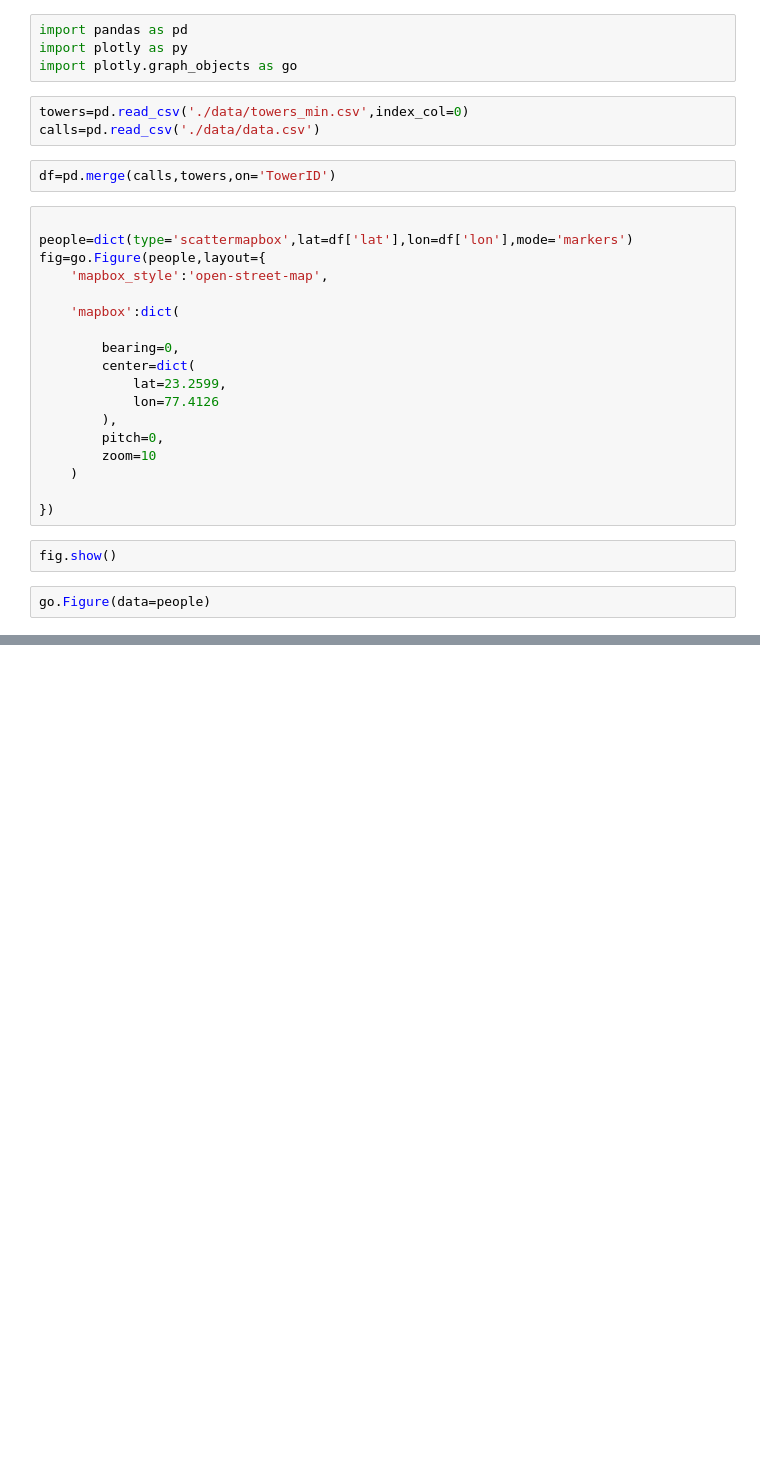
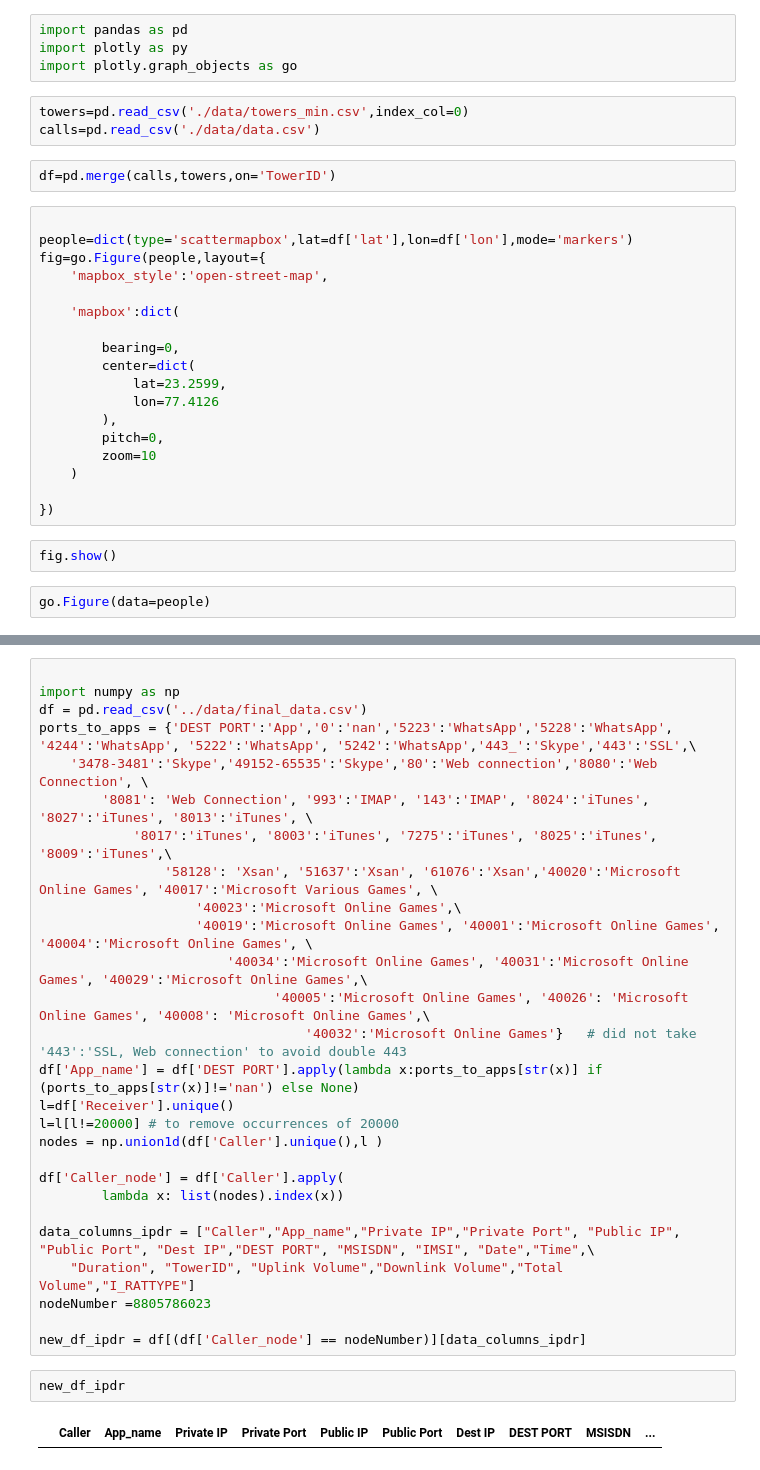
Before and after one commit to kousikr26/rk312_konigsberg, a Jupyter notebook: Notebooks/geographicalPlot.ipynb, the cells around one changed output, grey strips where cells are left out. Saved outputs shown, nothing was run; the diff lists cells and outputs as text; blank space fills up the shorter version.

Commit message:
Display Selected Number

```diff
--- a/Notebooks/geographicalPlot.ipynb
+++ b/Notebooks/geographicalPlot.ipynb
@@ -31,0 +109,31 @@ go.Figure(data=people)
+# %%
+
+import numpy as np
+df = pd.read_csv('../data/final_data.csv')
+ports_to_apps = {'DEST PORT':'App','0':'nan','5223':'WhatsApp','5228':'WhatsApp', '4244':'WhatsApp', '5222':'WhatsApp', '5242':'WhatsApp','443_':'Skype','443':'SSL',\
+    '3478-3481':'Skype','49152-65535':'Skype','80':'Web connection','8080':'Web Connection', \
+        '8081': 'Web Connection', '993':'IMAP', '143':'IMAP', '8024':'iTunes', '8027':'iTunes', '8013':'iTunes', \
+            '8017':'iTunes', '8003':'iTunes', '7275':'iTunes', '8025':'iTunes', '8009':'iTunes',\
+                '58128': 'Xsan', '51637':'Xsan', '61076':'Xsan','40020':'Microsoft Online Games', '40017':'Microsoft Various Games', \
+                    '40023':'Microsoft Online Games',\
+                    '40019':'Microsoft Online Games', '40001':'Microsoft Online Games', '40004':'Microsoft Online Games', \
+                        '40034':'Microsoft Online Games', '40031':'Microsoft Online Games', '40029':'Microsoft Online Games',\
+                              '40005':'Microsoft Online Games', '40026': 'Microsoft Online Games', '40008': 'Microsoft Online Games',\
+                                  '40032':'Microsoft Online Games'}   # did not take '443':'SSL, Web connection' to avoid double 443
+df['App_name'] = df['DEST PORT'].apply(lambda x:ports_to_apps[str(x)] if (ports_to_apps[str(x)]!='nan') else None)
+l=df['Receiver'].unique()
+l=l[l!=20000] # to remove occurrences of 20000
+nodes = np.union1d(df['Caller'].unique(),l )
+
+df['Caller_node'] = df['Caller'].apply(
+        lambda x: list(nodes).index(x))
+
+data_columns_ipdr = ["Caller","App_name","Private IP","Private Port", "Public IP", "Public Port", "Dest IP","DEST PORT", "MSISDN", "IMSI", "Date","Time",\
+    "Duration", "TowerID", "Uplink Volume","Downlink Volume","Total Volume","I_RATTYPE"]
+nodeNumber =8805786023
+
+new_df_ipdr = df[(df['Caller_node'] == nodeNumber)][data_columns_ipdr]
+# %%
+new_df_ipdr
+# %% [output]
+|  | Caller | App_name | Private IP | Private Port | Public IP | Public Port | Dest IP | DEST PORT | MSISDN | ... |
```
Also changed, not shown: parts of 12 cells of this notebook, 1 other file.
